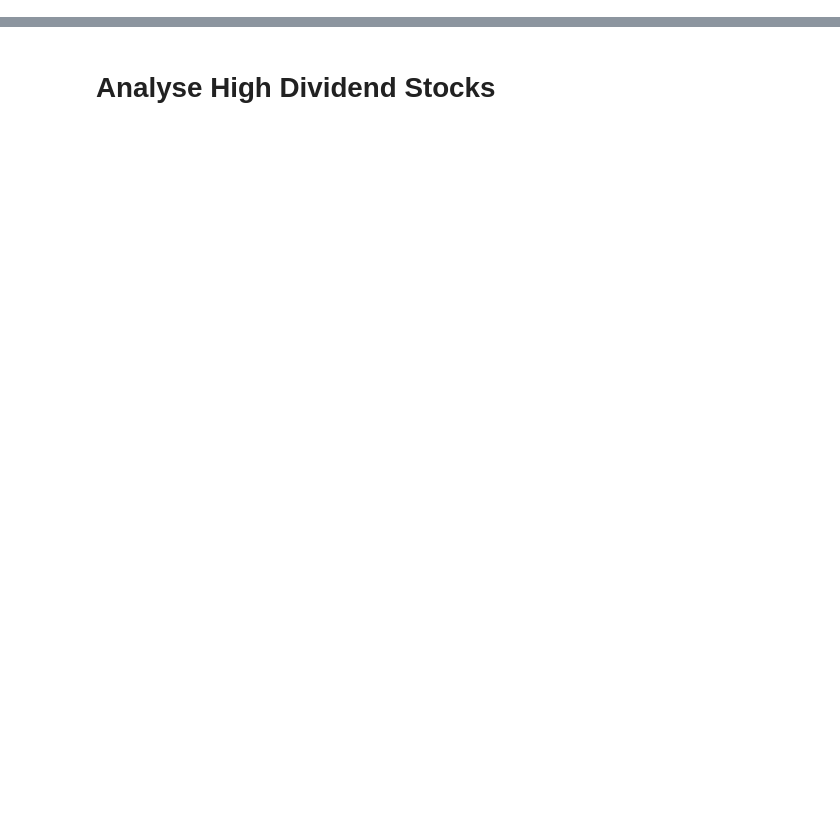
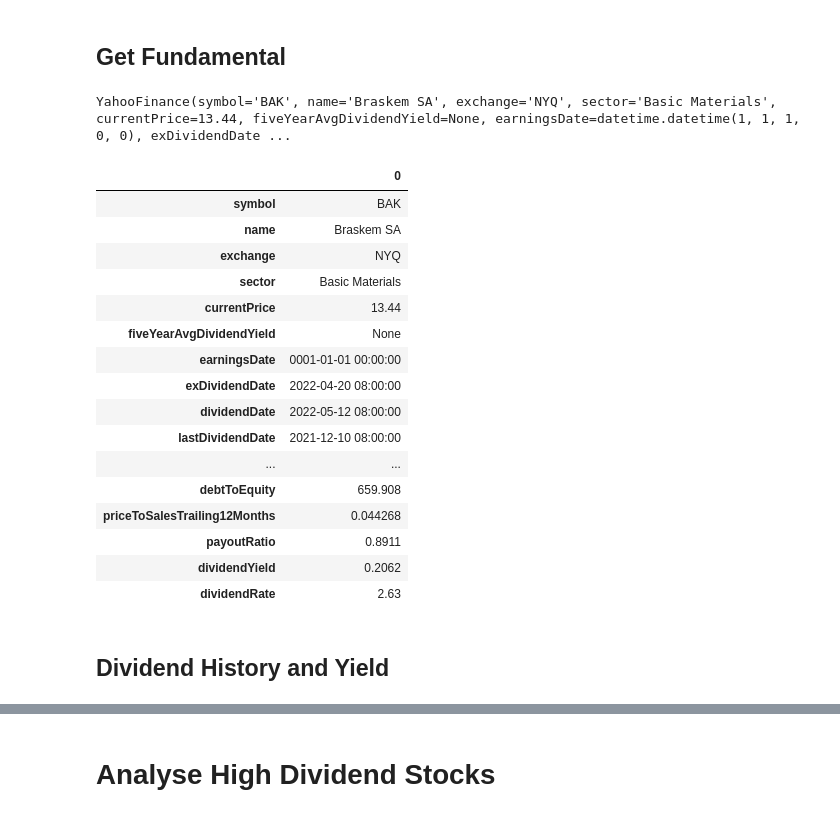
Before and after one commit to alpha2phi-platform/alphalib, a Jupyter notebook: 03_analysis.ipynb, the cells around one changed output, grey strips where cells are left out. Saved outputs shown, nothing was run; the diff lists cells and outputs as text; code cells hidden in the pictures; blank space fills up the shorter version.

```diff
--- a/03_analysis.ipynb
+++ b/03_analysis.ipynb
@@ -71,0 +20,2 @@ SeekingAlpha(symbol='GOGL', url='https://seekingalpha.com/symbol/GOGL/dividends/
+# %% [markdown]
+## Get Fundamental
@@ -71,0 +24,28 @@ SeekingAlpha(symbol='GOGL', url='https://seekingalpha.com/symbol/GOGL/dividends/
+# %%
+stock_info = get_yfinance("BAK")
+# %%
+print(stock_info)
+# %% [output]
+YahooFinance(symbol='BAK', name='Braskem SA', exchange='NYQ', sector='Basic Materials', currentPrice=13.44, fiveYearAvgDividendYield=None, earningsDate=datetime.datetime(1, 1, 1, 0, 0), exDividendDate ...
+# %%
+stock_info.to_df().T.head(100)
+# %% [output]
+|  | 0 |
+| symbol | BAK |
+| name | Braskem SA |
+| exchange | NYQ |
+| sector | Basic Materials |
+| currentPrice | 13.44 |
+| fiveYearAvgDividendYield | None |
+| earningsDate | 0001-01-01 00:00:00 |
+| exDividendDate | 2022-04-20 08:00:00 |
+| dividendDate | 2022-05-12 08:00:00 |
+| lastDividendDate | 2021-12-10 08:00:00 |
+| ... | ... |
+| debtToEquity | 659.908 |
+| priceToSalesTrailing12Months | 0.044268 |
+| payoutRatio | 0.8911 |
+| dividendYield | 0.2062 |
+| dividendRate | 2.63 |
+# %% [markdown]
+## Dividend History and Yield
```
Also changed, not shown: parts of 17 cells of this notebook, 2 other files.
